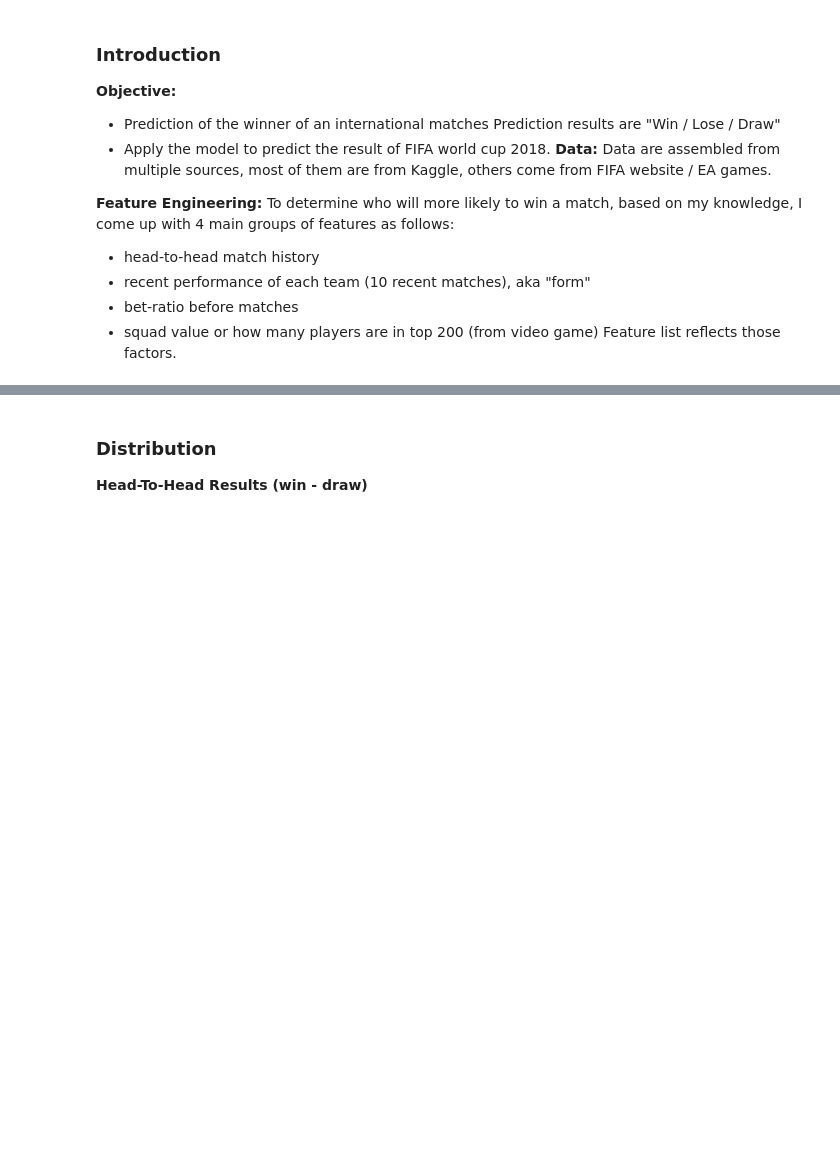
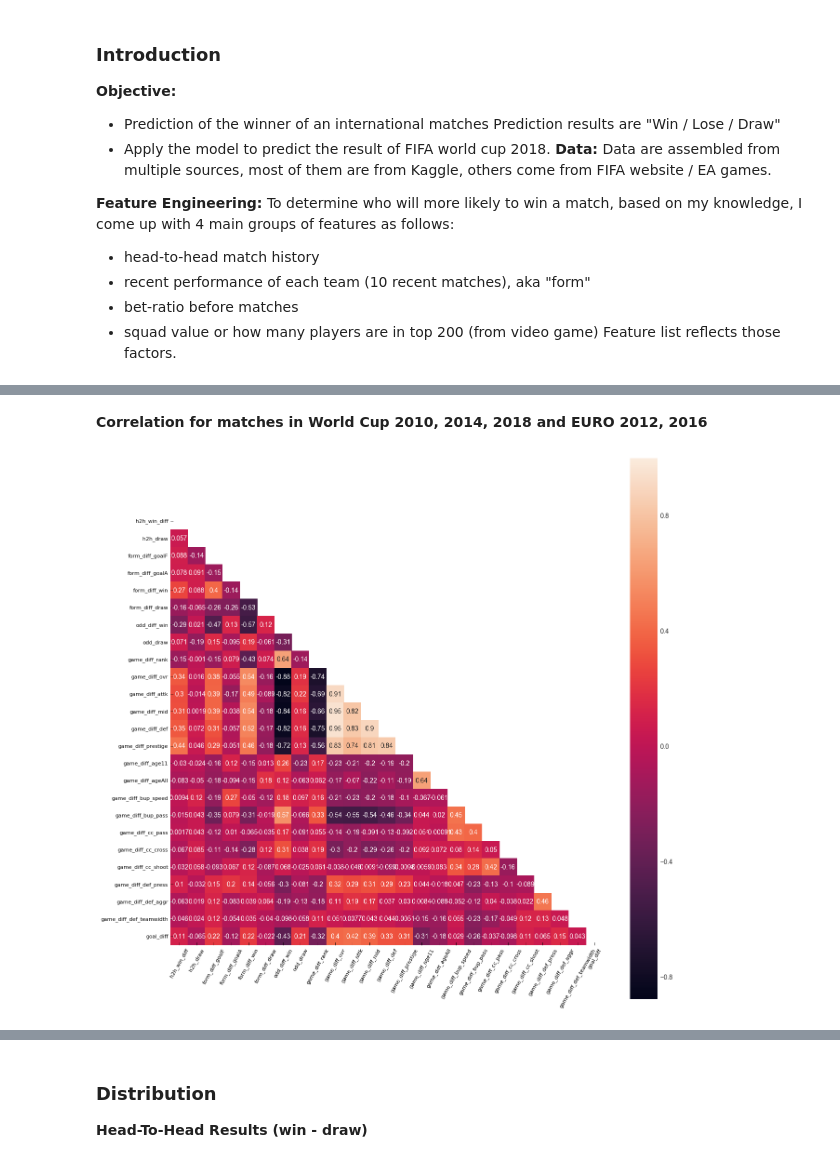
Before and after one commit to mrthlinh/FIFA-World-Cup-Prediction, a Jupyter notebook: EDA/EDA.ipynb, the cells around one changed output, grey strips where cells are left out. Cells and saved outputs as stored; diff of their text form; code cells hidden in the pictures; blank space fills up the shorter version.

```diff
--- a/EDA/EDA.ipynb
+++ b/EDA/EDA.ipynb
@@ -50,0 +103,17 @@ data.head()
+# %% [markdown]
+__Correlation for matches in World Cup 2010, 2014, 2018 and EURO 2012, 2016__
+# %%
+data_full_corr = pd.concat([data_full_x,data_full_y['goal_diff']],axis=1)
+corr = data_full_corr.corr()
+# ax = sns.heatmap(corr)
+mask = np.zeros_like(corr)
+mask[np.triu_indices_from(mask)] = True
+
+fig, ax = plt.subplots(figsize=(15,15))
+
+with sns.axes_style("white"):
+    ax = sns.heatmap(corr, mask=mask, square=True,annot=True, cbar=True)
+    ax.set_yticklabels(ax.get_yticklabels(), rotation = 0, fontsize = 8)
+    ax.set_xticklabels(ax.get_yticklabels(), rotation = 60, fontsize = 8)
+# %% [output]
+[figure, added]
```
Also changed, not shown: parts of 40 cells of this notebook, 1 other file.
